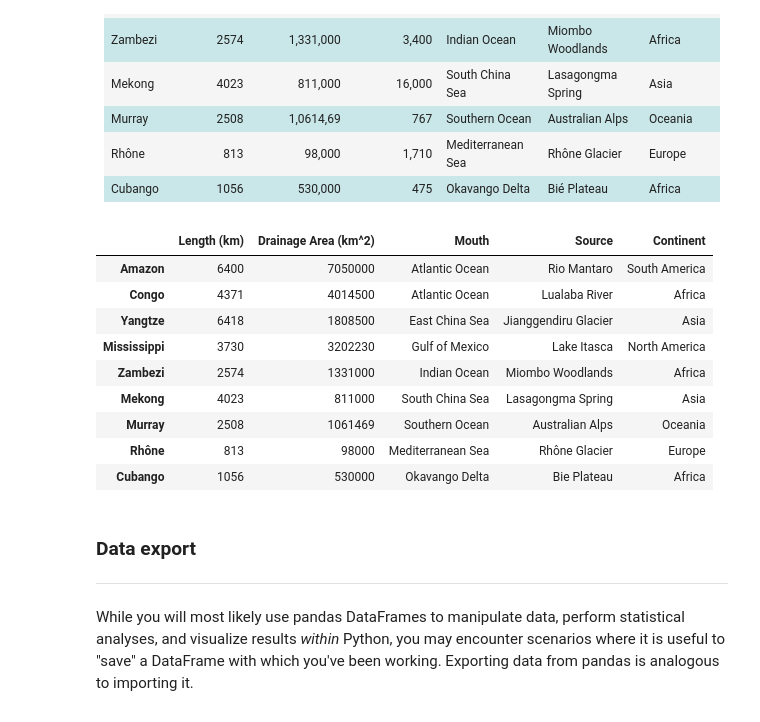
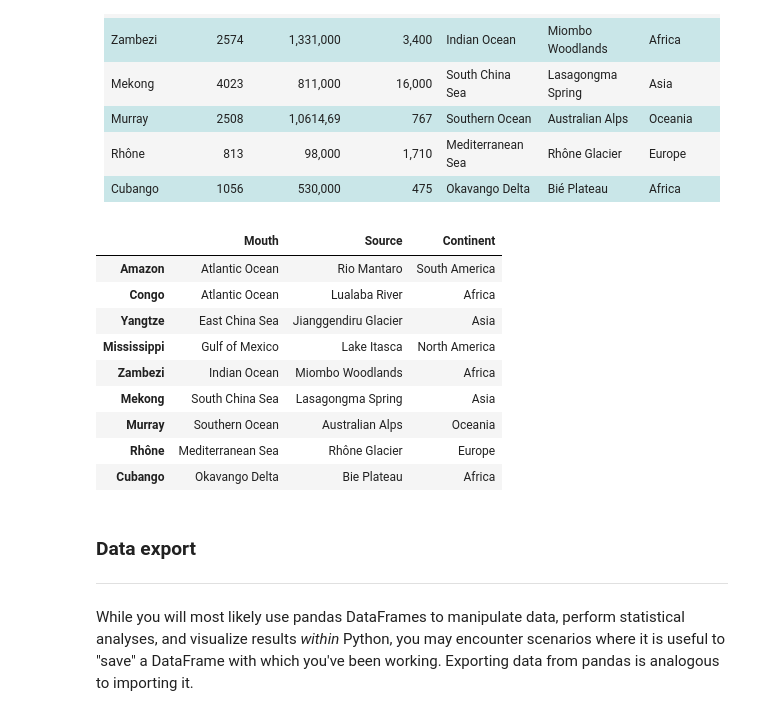
Before and after one commit to erica-bishop/eds-217, a Jupyter notebook: exercises/Exercise2-2_Pandas.ipynb, the cells around one changed output. Cells and saved outputs as stored; diff of their text form; code cells hidden in the pictures.

```diff
--- a/exercises/Exercise2-2_Pandas.ipynb
+++ b/exercises/Exercise2-2_Pandas.ipynb
@@ -1414,28 +1414,40 @@ cities
 # %%
 rivers2_df
 
 new_river_data = pd.DataFrame({
     'Mouth': ['Atlantic Ocean', 'Atlantic Ocean', 'East China Sea', 'Gulf of Mexico', 'Indian Ocean', 'South China Sea', 'Southern Ocean', 'Mediterranean Sea', 'Okavango Delta'],
     'Source': ['Rio Mantaro', 'Lualaba River', 'Jianggendiru Glacier', 'Lake Itasca', 'Miombo Woodlands', 'Lasagongma Spring', 'Australian Alps', 'Rhône Glacier', 'Bie Plateau'],
     'Continent': ['South America', 'Africa', 'Asia', 'North America', 'Africa', 'Asia', 'Oceania', 'Europe', 'Africa']
     },
     index = ['Amazon', 'Congo', 'Yangtze', 'Mississippi', 'Zambezi', 'Mekong', 'Murray', 'Rhône', 'Cubango']
 )
 
 better_river_data = pd.concat([rivers2_df, new_river_data], axis = 1)
 
 better_river_data
+
+#try making it without retyping the index
+test_index_df = pd.DataFrame({
+    'Mouth': ['Atlantic Ocean', 'Atlantic Ocean', 'East China Sea', 'Gulf of Mexico', 'Indian Ocean', 'South China Sea', 'Southern Ocean', 'Mediterranean Sea', 'Okavango Delta'],
+    'Source': ['Rio Mantaro', 'Lualaba River', 'Jianggendiru Glacier', 'Lake Itasca', 'Miombo Woodlands', 'Lasagongma Spring', 'Australian Alps', 'Rhône Glacier', 'Bie Plateau'],
+    'Continent': ['South America', 'Africa', 'Asia', 'North America', 'Africa', 'Asia', 'Oceania', 'Europe', 'Africa']
+    },
+    index = [rivers2_df.index]
+)
+
+test_index_df
+#still works
 # %% [output]
-|  | Length (km) | Drainage Area (km^2) | Mouth | Source | Continent |
-| Amazon | 6400 | 7050000 | Atlantic Ocean | Rio Mantaro | South America |
-| Congo | 4371 | 4014500 | Atlantic Ocean | Lualaba River | Africa |
-| Yangtze | 6418 | 1808500 | East China Sea | Jianggendiru Glacier | Asia |
-| Mississippi | 3730 | 3202230 | Gulf of Mexico | Lake Itasca | North America |
-| Zambezi | 2574 | 1331000 | Indian Ocean | Miombo Woodlands | Africa |
-| Mekong | 4023 | 811000 | South China Sea | Lasagongma Spring | Asia |
-| Murray | 2508 | 1061469 | Southern Ocean | Australian Alps | Oceania |
-| Rhône | 813 | 98000 | Mediterranean Sea | Rhône Glacier | Europe |
-| Cubango | 1056 | 530000 | Okavango Delta | Bie Plateau | Africa |
+|  | Mouth | Source | Continent |
+| Amazon | Atlantic Ocean | Rio Mantaro | South America |
+| Congo | Atlantic Ocean | Lualaba River | Africa |
+| Yangtze | East China Sea | Jianggendiru Glacier | Asia |
+| Mississippi | Gulf of Mexico | Lake Itasca | North America |
+| Zambezi | Indian Ocean | Miombo Woodlands | Africa |
+| Mekong | South China Sea | Lasagongma Spring | Asia |
+| Murray | Southern Ocean | Australian Alps | Oceania |
+| Rhône | Mediterranean Sea | Rhône Glacier | Europe |
+| Cubango | Okavango Delta | Bie Plateau | Africa |
 # %% [markdown]
 ### Data export
 <hr style="border-top: 0.2px solid gray; margin-top: 12px; margin-bottom: 1px"></hr>
```
